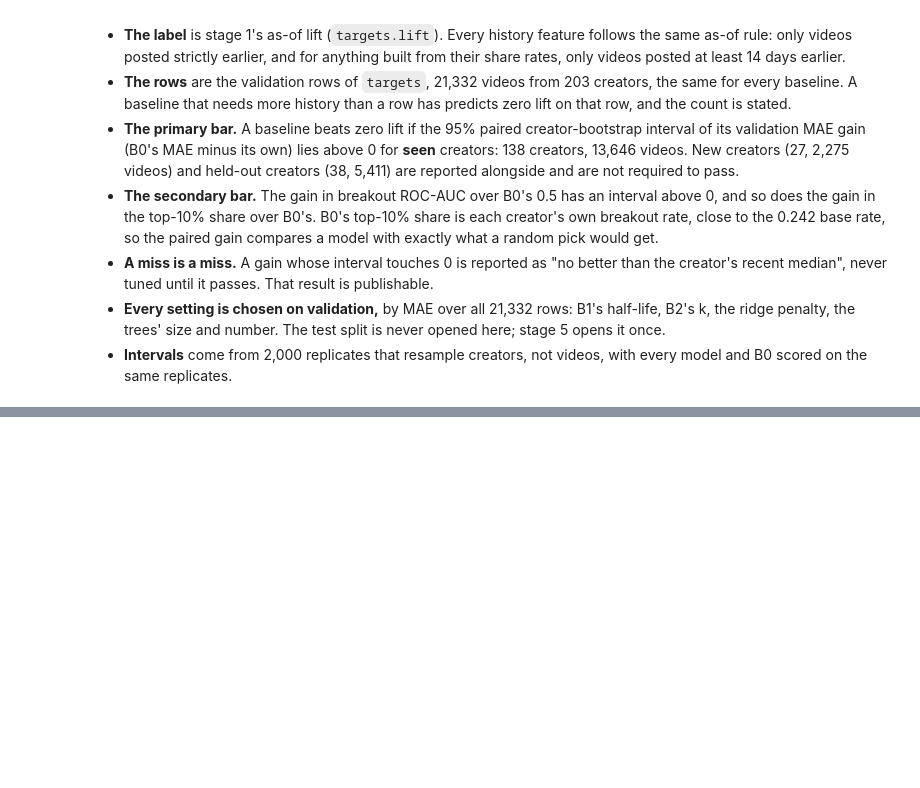
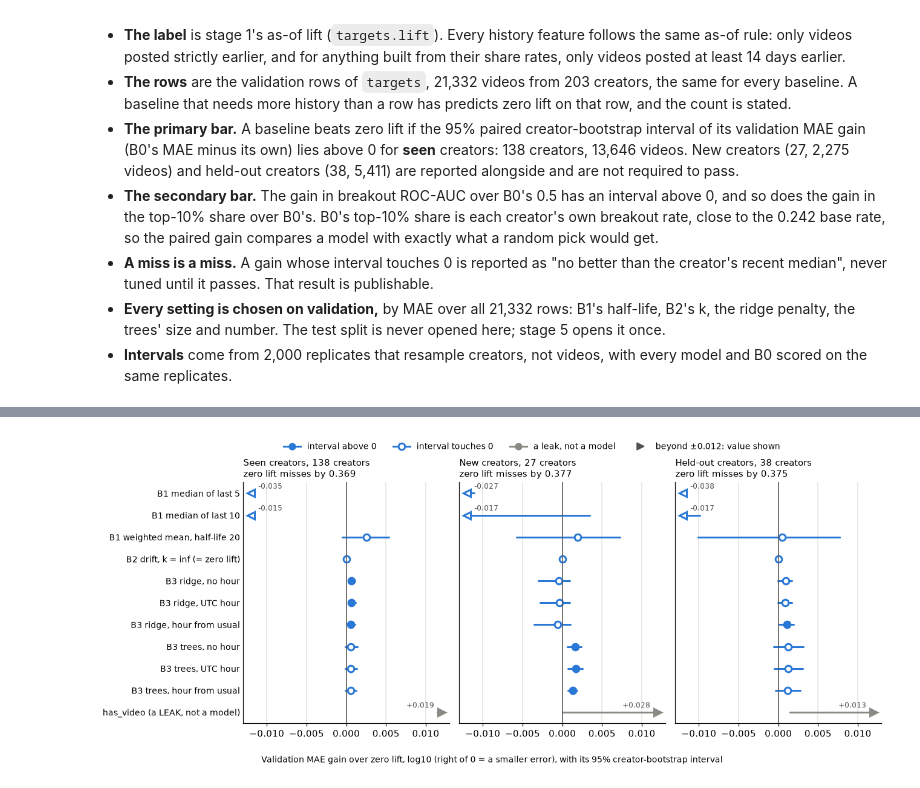
Before and after one commit to saricmilos/share-rate-prediction, a Jupyter notebook: notebooks/02_baselines.ipynb, the cells around one changed output, grey strips where cells are left out. Cells and saved outputs as stored; diff of their text form; code cells hidden in the pictures; blank space fills up the shorter version.

```diff
--- a/notebooks/02_baselines.ipynb
+++ b/notebooks/02_baselines.ipynb
@@ -38,0 +245,10 @@ This cell was written, and committed, before any baseline was scored.
+# %%
+half_lives = [1, 2, 3, 5, 8, 13, 20, 30, 50, 100, 200]
+ewm = {h: history.ewm_form(videos, h) for h in half_lives}
+by_half_life = pd.Series({h: validation_mae(or_zero(ewm[h])) for h in half_lives},
+                         name="validation MAE").rename_axis("half-life (videos)")
+best_half_life = by_half_life.idxmin()
+display(by_half_life.round(4).to_frame().T)
+print(f"Chosen half-life: {best_half_life} videos (validation MAE {by_half_life.min():.4f}; "
+      f"B0: {validation_mae(predictions['B0 zero lift']):.4f})")
+predictions[f"B1 weighted mean, half-life {best_half_life}"] = or_zero(ewm[best_half_life])
@@ -38,0 +558,6 @@ This cell was written, and committed, before any baseline was scored.
+# %%
+kept = data.load_leak_reference().to_numpy()  # 1 if the clip's file still exists today
+leak_means = pd.Series(videos.lift.to_numpy()[training]).groupby(kept[training]).mean()
+predictions["has_video (a LEAK, not a model)"] = leak_means.reindex(kept).to_numpy()
+print(f"Training mean lift: kept clips {leak_means[1]:+.3f}, retired clips {leak_means[0]:+.3f}; "
+      f"kept share of validation videos {kept[validation].mean():.1%}")
@@ -38,0 +700,49 @@ This cell was written, and committed, before any baseline was scored.
+# %%
+BLUE, GREY, MUTED, GRID = "#2a78d6", "#8a8984", "#52514e", "#e4e3df"
+LIMIT = 0.012  # the scale of the gains that matter; anything beyond is drawn at the edge, with its value
+order = [name for name in predictions if name != "B0 zero lift"]
+gains = results[results.metric == "MAE"]
+
+fig, axes = plt.subplots(1, 3, figsize=(12, 4.8), sharey=True, sharex=True)
+for ax, group in zip(axes, GROUPS):
+    part = gains[gains.group == group].set_index("model")
+    for y, name in enumerate(reversed(order)):
+        r = part.loc[name]
+        colour = GREY if "LEAK" in name else BLUE
+        clears = r.gain_low > 0  # filled when the interval lies above 0
+        low, high = np.clip([r.gain_low, r.gain_high], -LIMIT, LIMIT)
+        if low < high:  # nothing to draw when the whole interval is off the scale
+            ax.plot([low, high], [y, y], color=colour, linewidth=2, solid_capstyle="round")
+        if abs(r.gain) <= LIMIT:
+            ax.plot(r.gain, y, "o", markersize=7, markeredgewidth=2, color=colour,
+                    markerfacecolor=colour if clears else "white")
+        else:  # off the scale: an arrowhead at the edge, and the value beside it
+            edge = np.sign(r.gain) * LIMIT
+            ax.plot(edge, y, ">" if r.gain > 0 else "<", markersize=8, markeredgewidth=2, color=colour,
+                    markerfacecolor=colour if clears else "white")
+            ax.annotate(f"{r.gain:+.3f}", (edge, y), xytext=(-8 if r.gain > 0 else 8, 5),
+                        textcoords="offset points", ha="right" if r.gain > 0 else "left", fontsize=8,
+                        color=MUTED)
+    ax.set_xlim(-LIMIT * 1.08, LIMIT * 1.08)
+    ax.axvline(0, color=MUTED, linewidth=1)
+    ax.grid(axis="x", color=GRID, linewidth=1)
+    ax.set_axisbelow(True)
+    ax.tick_params(axis="y", length=0)
+    n_creators = val[val.creator_seen == group].creator.nunique()
+    ax.set_title(f"{GROUP_NAMES[group].split(' (')[0]}, {n_creators} creators\n"
+                 f"zero lift misses by {part.loc['B0 zero lift', 'value']:.3f}", loc="left", fontsize=10)
+axes[0].set_yticks(range(len(order)), list(reversed(order)), fontsize=9)
+fig.supxlabel("Validation MAE gain over zero lift, log10 (right of 0 = a smaller error), with its 95% "
+              "creator-bootstrap interval", fontsize=9)
+fig.legend(handles=[
+    plt.Line2D([], [], marker="o", color=BLUE, markersize=7, linewidth=2, label="interval above 0"),
+    plt.Line2D([], [], marker="o", color=BLUE, markerfacecolor="white", markersize=7, markeredgewidth=2,
+               linewidth=2, label="interval touches 0"),
+    plt.Line2D([], [], marker="o", color=GREY, markersize=7, linewidth=2, label="a leak, not a model"),
+    plt.Line2D([], [], marker=">", color=MUTED, markersize=8, linestyle="none",
+               label=f"beyond ±{LIMIT}: value shown"),
+], loc="upper center", ncol=4, frameon=False, bbox_to_anchor=(0.55, 1.04), fontsize=9)
+fig.tight_layout()
+plt.show()
+# %% [output]
+[figure, added]
```
Also changed, not shown: parts of 45 cells of this notebook.
